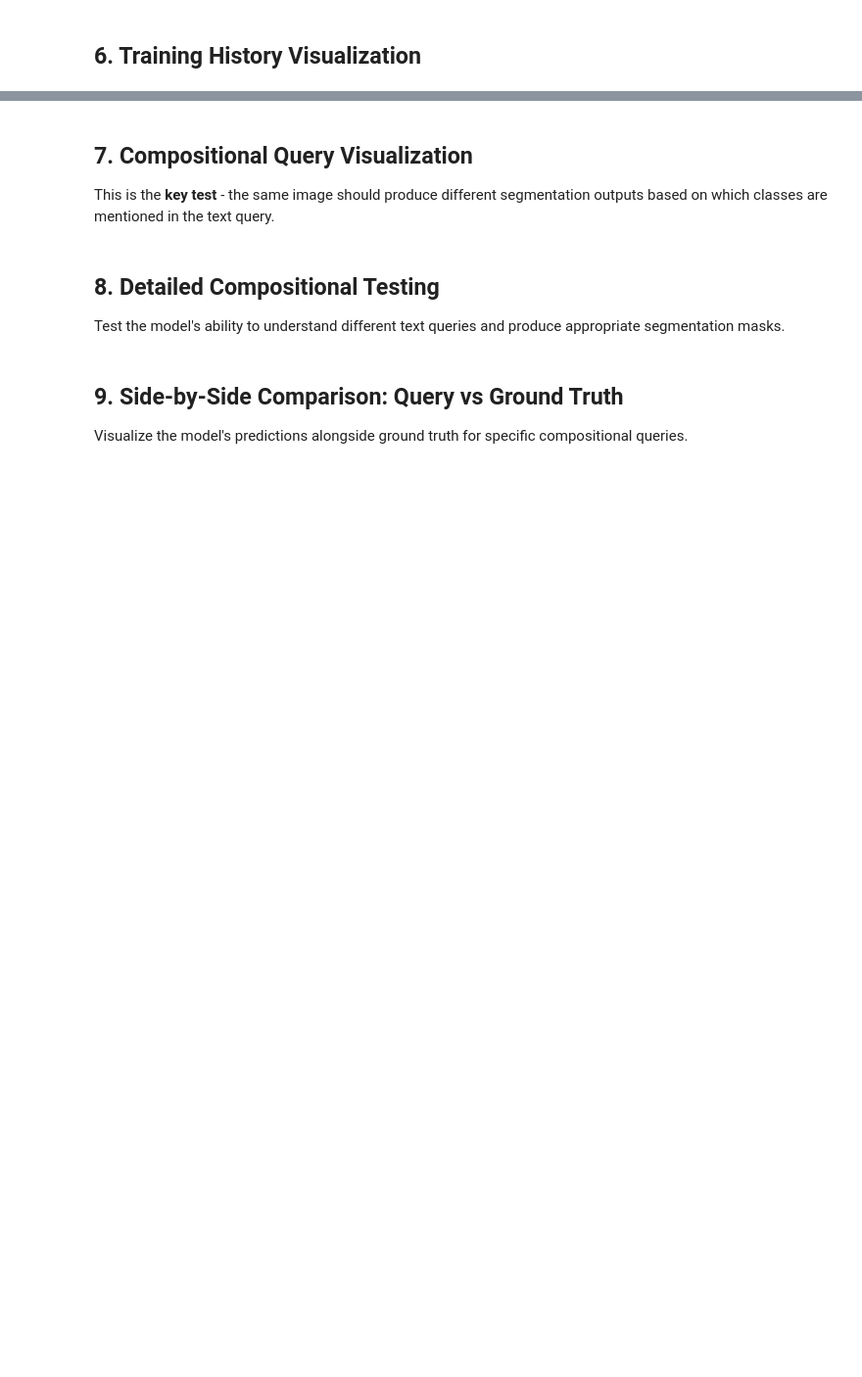
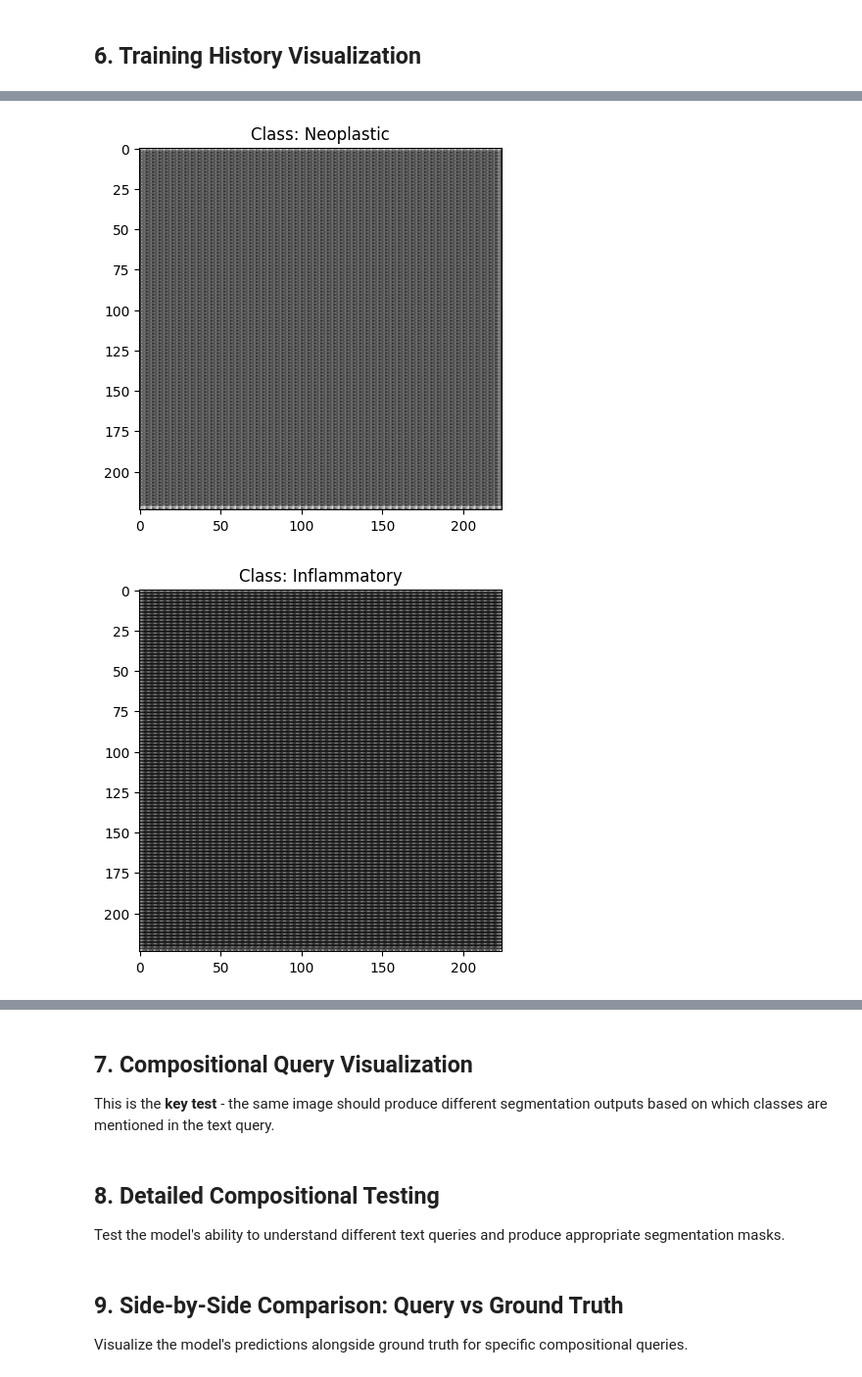
Before and after one commit to Nikhil-Rao20/Histopathology_Work, a Jupyter notebook: temp_permutations.ipynb, the cells around one changed output, grey strips where cells are left out. Shown at 98% size. Saved outputs shown, nothing was run; the diff lists cells and outputs as text; code cells hidden in the pictures; blank space fills up the shorter version.

```diff
--- a/temp_permutations.ipynb
+++ b/temp_permutations.ipynb
@@ -712,7 +736,7 @@ print("✓ Training and validation functions defined!")
 Training with **compositional text queries** - the model must learn to segment ONLY the classes mentioned in each query.
 # %%
 # Main Training Loop
-num_epochs = 20
+num_epochs = 10
 best_dice = 0.0
 patience = 10
 patience_counter = 0
@@ -967,0 +984,12 @@ for class_name in CLASS_NAMES:
+# %%
+a=outputs['masks'][15].detach().cpu()
+aa = torch.sigmoid(outputs['masks']).detach().cpu().numpy()[15]
+# %%
+for i in range(5):
+    # plt.imshow(batch['image'][15].permute(1, 2, 0))
+    plt.imshow(aa[i], cmap='gray')
+    plt.title(f"Class: {CLASS_NAMES[i]}")
+    plt.show()
+# %% [output]
+[figure, added]
+[figure, added]
```
Also changed, not shown: parts of 20 cells of this notebook, 3 other files.
